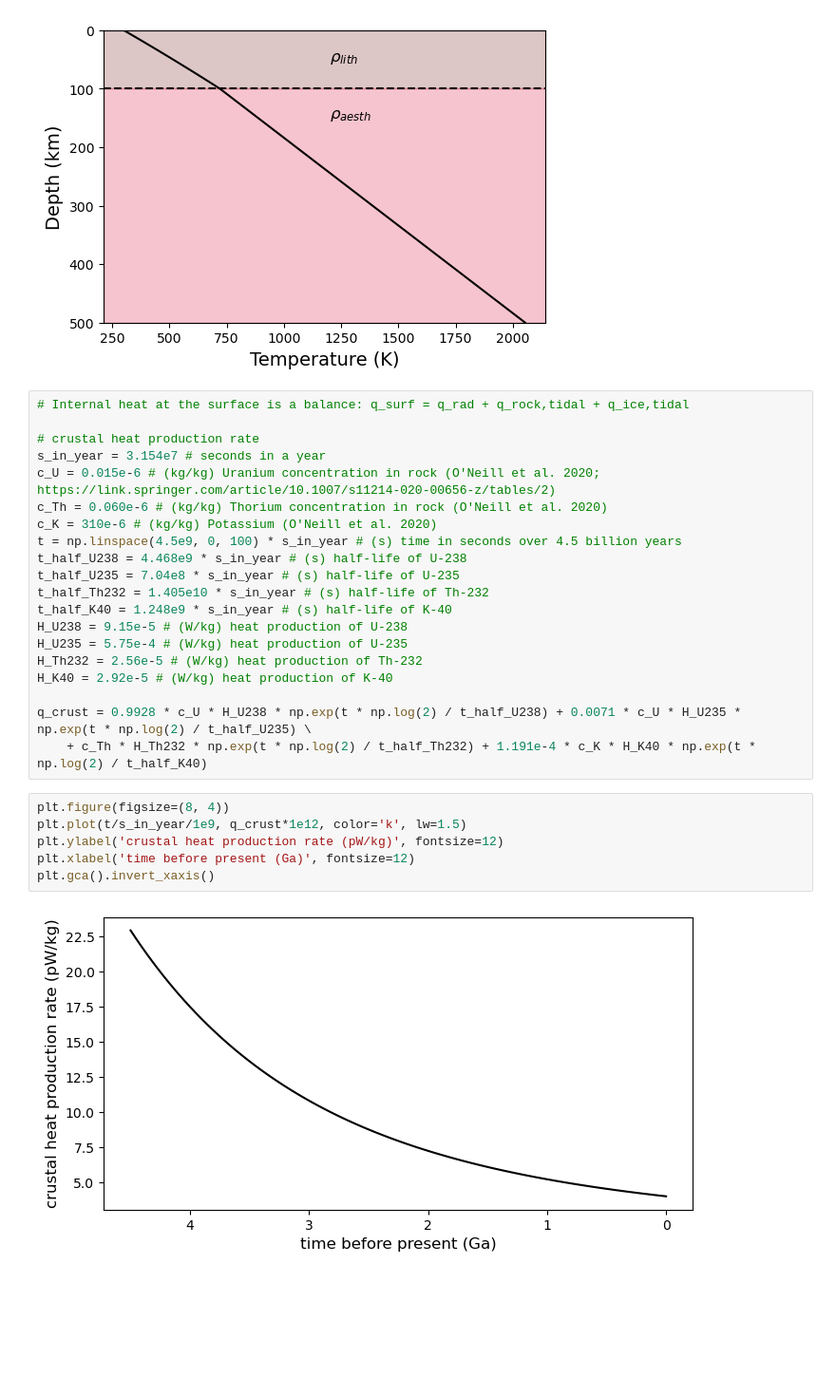
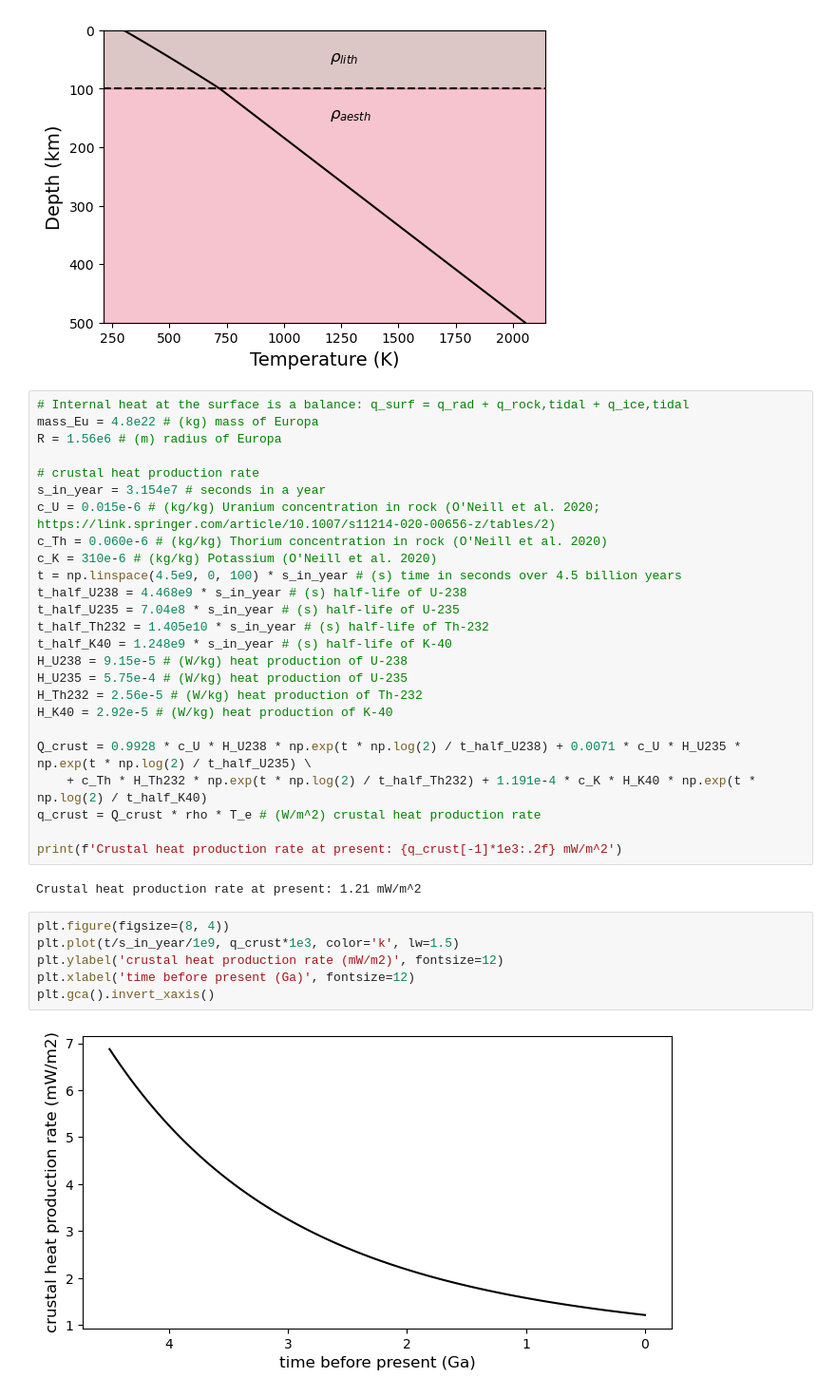
Before and after one commit to Rafa-Terkenlis/Europa-ice-ocean-exchange, a Jupyter notebook: phys155_Europa_project.ipynb, the cells around one changed output. Shown at 95% size. Cells and saved outputs as stored; diff of their text form; blank space fills up the shorter version.

```diff
--- a/phys155_Europa_project.ipynb
+++ b/phys155_Europa_project.ipynb
@@ -132,6 +132,8 @@ plt.gca().invert_yaxis()
 [figure]
 # %%
 # Internal heat at the surface is a balance: q_surf = q_rad + q_rock,tidal + q_ice,tidal
+mass_Eu = 4.8e22 # (kg) mass of Europa
+R = 1.56e6 # (m) radius of Europa
 
 # crustal heat production rate
 s_in_year = 3.154e7 # seconds in a year
@@ -148,16 +150,21 @@ H_U235 = 5.75e-4 # (W/kg) heat production of U-235
 H_Th232 = 2.56e-5 # (W/kg) heat production of Th-232
 H_K40 = 2.92e-5 # (W/kg) heat production of K-40
 
-q_crust = 0.9928 * c_U * H_U238 * np.exp(t * np.log(2) / t_half_U238) + 0.0071 * c_U * H_U235 * np.exp(t * np.log(2) / t_half_U235) \
+Q_crust = 0.9928 * c_U * H_U238 * np.exp(t * np.log(2) / t_half_U238) + 0.0071 * c_U * H_U235 * np.exp(t * np.log(2) / t_half_U235) \
     + c_Th * H_Th232 * np.exp(t * np.log(2) / t_half_Th232) + 1.191e-4 * c_K * H_K40 * np.exp(t * np.log(2) / t_half_K40)
+q_crust = Q_crust * rho * T_e # (W/m^2) crustal heat production rate
+
+print(f'Crustal heat production rate at present: {q_crust[-1]*1e3:.2f} mW/m^2')
+# %% [output]
+Crustal heat production rate at present: 1.21 mW/m^2
 # %%
 plt.figure(figsize=(8, 4))
-plt.plot(t/s_in_year/1e9, q_crust*1e12, color='k', lw=1.5)
-plt.ylabel('crustal heat production rate (pW/kg)', fontsize=12)
+plt.plot(t/s_in_year/1e9, q_crust*1e3, color='k', lw=1.5)
+plt.ylabel('crustal heat production rate (mW/m2)', fontsize=12)
 plt.xlabel('time before present (Ga)', fontsize=12)
 plt.gca().invert_xaxis()
 # %% [output]
-[figure, old version]
+[figure, new version]
 # %%
 # Simple tidal heating in ice shell
 
```
Also changed, not shown: parts of 6 cells of this notebook.
